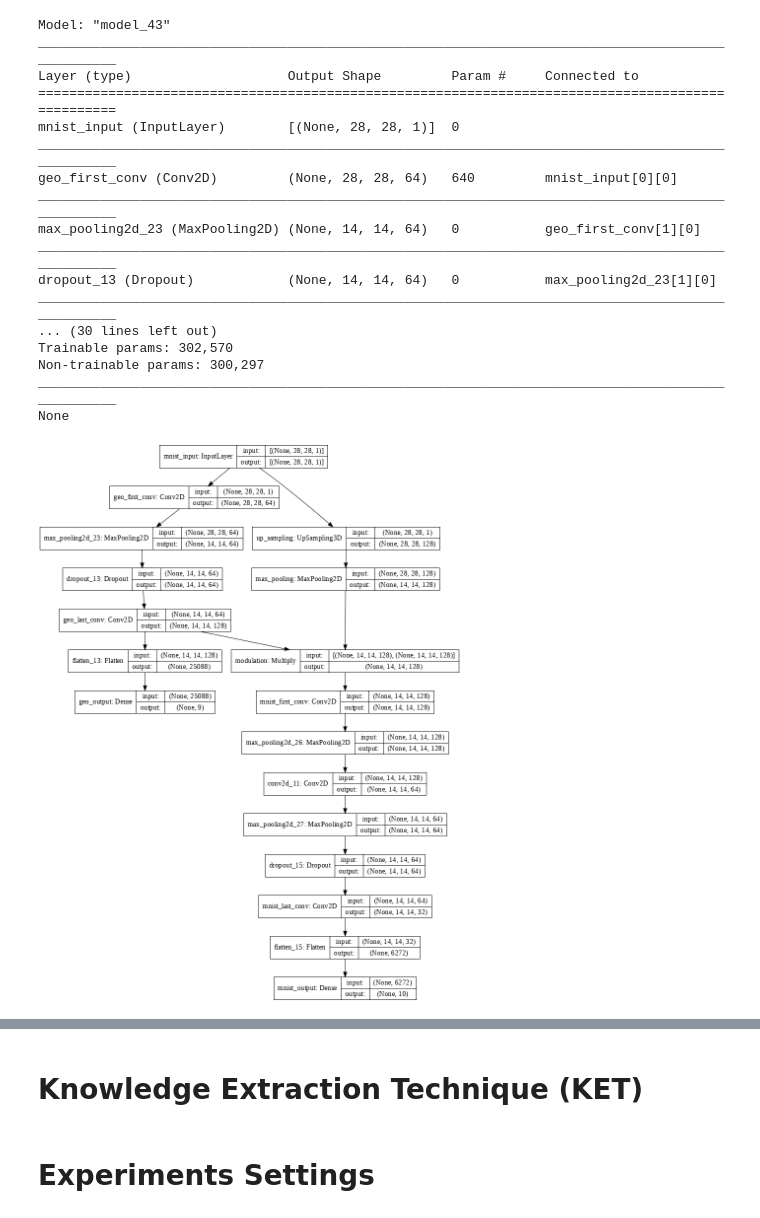
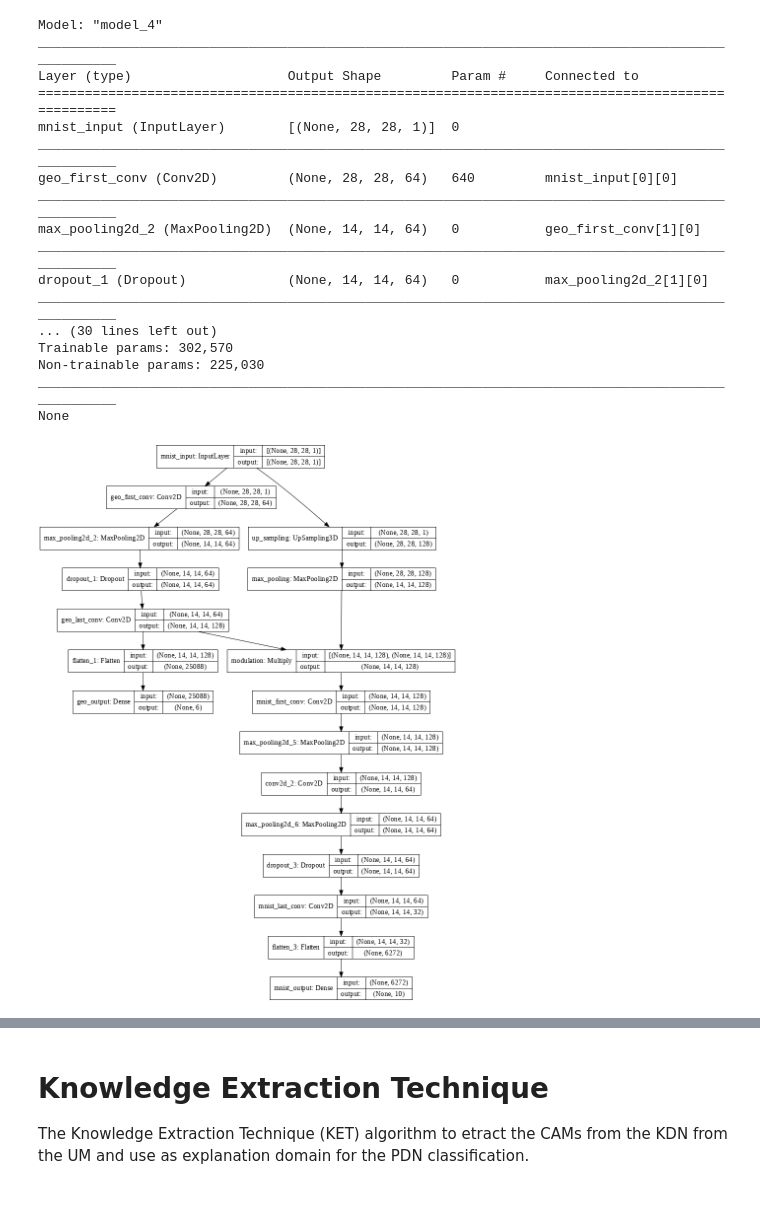
Before and after one commit to fsilvestrim/thesis, a Jupyter notebook: Geo_Cam.ipynb, the cells around one changed output, grey strips where cells are left out. Drawn from its saved outputs; the diff is of its cells as text; code cells hidden in the pictures.

```diff
--- a/Geo_Cam.ipynb
+++ b/Geo_Cam.ipynb
@@ -794,0 +384,14 @@ Training took: 48.54 seconds
+# %%
+def download_file(name, filepath):
+  """Util method to download a dataset as Keras dot model from the web
+    """
+  return tf.keras.utils.get_file(name, filepath)
+# %%
+def load_npz_dataset(path):
+  """Util method to load a dataset as Keras dot model
+    """
+  with np.load(path, allow_pickle=True) as f:
+    x_train, y_train = f['x_train'], f['y_train']
+    x_test, y_test = f['x_test'], f['y_test']
+
+    return (x_train, y_train), (x_test, y_test)
@@ -802,5 +802,5 @@ show_prediction(image, label, prediction)
 # %%
-skip_variations = True
+# loading models
 mnist_model_copy = copy_model(model_mnist, True)
 mnist_model_layers = get_cam_layers(mnist_model_copy)
 
@@ -811,7 +811,8 @@ mnist1_last, mnist2_last, geo1_last, geo2_last, last = None, None, None, None, N
 input = mnist_model_copy.input
 
 geo_last = input
-# GEO - 1
+
+# reinforced input
 for layer in get_cam_layers(geo_model_copy)[0]:
   layer.trainable = False
   geo_last = layer(geo_last)
@@ -820,7 +821,7 @@ last = layers.UpSampling3D(size=(1, 1, 128), input_shape=(29, 28, 1), trainable=
 last = layers.MaxPooling2D(pool_size=(2, 2), strides=(2,2), trainable=False, name="max_pooling")(last)
 last = layers.Multiply(trainable=False, name="modulation")([last, geo_last])
 
-# MNIST - 1
+# PDN
 mnist_first_cnn = last = layers.Conv2D(filters=128, kernel_size=(3, 3), padding="same", activation="relu", name="mnist_first_conv")(last)
 last = layers.MaxPooling2D(pool_size=(2, 2), strides=(1,1), padding='same')(last)
 last = layers.Conv2D(filters=64, kernel_size=(3, 3), padding="same", activation="relu")(last)
@@ -828,53 +829,54 @@ last = layers.MaxPooling2D(pool_size=(2, 2), strides=(1,1), padding='same')(last
 last = layers.Dropout(0.5)(last)
 last = layers.Conv2D(filters=32, kernel_size=(3, 3), padding="same", activation="relu", name="mnist_last_conv")(last)
 
-# MNIST - 2
+# dense layer
 last = layers.Flatten()(last)
 mnist2_last = layers.Dense(mnist_num_classes, activation="softmax", name="mnist_output")(last)
 
-# CONNECTION
+# connection
 connection = geo_last
 
-# GEO - 2
+# KDN
 for layer in get_cam_layers(geo_model_copy)[1]:
   layer.trainable = False
   geo2_last = layer(connection) if geo2_last is None else layer(geo2_last)
 
-# MODEL
+# final model
 model_geo_fix_extended = Model(inputs=input, outputs=mnist2_last)
 model_geo_fix_extended_complete = Model(inputs=input, outputs=[geo2_last, mnist2_last])
 
 # display
 print(model_geo_fix_extended_complete.summary())
 display(keras.utils.plot_model(model_geo_fix_extended_complete, show_shapes=True, dpi=72))
 
-# train
+# compile
 opt = keras.optimizers.Adam(learning_rate=0.004)
 model_geo_fix_extended.compile(loss="categorical_crossentropy", optimizer=opt, metrics=["accuracy"])
 
-if not skip_variations:
-  start_time = time.perf_counter()
-  history_geocam3 = model_geo_fix_extended.fit(mnist_train[0], mnist_train[1], batch_size=128, epochs=15, validation_split=0.2)
-  print("Training took: %.2f seconds" % (time.perf_counter() - start_time))
+# train
+start_time = time.perf_counter()
+history_geocam3 = model_geo_fix_extended.fit(mnist_train[0], mnist_train[1], batch_size=128, epochs=15, validation_split=0.2)
+print("Training took: %.2f seconds" % (time.perf_counter() - start_time))
 
-  score_geocam2 = model_geo_fix_extended.evaluate(mnist_test[0], mnist_test[1], verbose=0)
-  plot_model_score(score_geocam2, history_geocam3.history)
+# evaluate
+score_geocam2 = model_geo_fix_extended.evaluate(mnist_test[0], mnist_test[1], verbose=0)
+plot_model_score(score_geocam2, history_geocam3.history)
 # %% [output]
-Model: "model_43"
+Model: "model_4"
 __________________________________________________________________________________________________
 Layer (type)                    Output Shape         Param #     Connected to
 ==================================================================================================
 mnist_input (InputLayer)        [(None, 28, 28, 1)]  0
 __________________________________________________________________________________________________
 geo_first_conv (Conv2D)         (None, 28, 28, 64)   640         mnist_input[0][0]
 __________________________________________________________________________________________________
-max_pooling2d_23 (MaxPooling2D) (None, 14, 14, 64)   0           geo_first_conv[1][0]
+max_pooling2d_2 (MaxPooling2D)  (None, 14, 14, 64)   0           geo_first_conv[1][0]
 __________________________________________________________________________________________________
-dropout_13 (Dropout)            (None, 14, 14, 64)   0           max_pooling2d_23[1][0]
+dropout_1 (Dropout)             (None, 14, 14, 64)   0           max_pooling2d_2[1][0]
 __________________________________________________________________________________________________
 ... (30 lines left out)
 Trainable params: 302,570
-Non-trainable params: 300,297
+Non-trainable params: 225,030
 __________________________________________________________________________________________________
 None
-[figure, old version]
+[figure, new version]
@@ -881,5 +901,8 @@ None
-# %% [markdown]
-# Knowledge Extraction Technique (KET)
+# %% [markdown]
+# Knowledge Extraction Technique
+<a name="ket"/>
+
+The Knowledge Extraction Technique (KET) algorithm to etract the CAMs from the KDN from the UM and use as explanation domain for the PDN classification.
 # %%
 def get_experiment_cam_predictions(test_image, kdn, pdn,
                                    use_mask=False,
@@ -964,5 +989,3 @@ def get_experiment_cam_predictions_short(test_image, settings):
                                               use_mask=settings['use_mask'],
                                               threshold=settings['threshold'],
                                               shape=settings['shape'])
-# %% [markdown]
-# Experiments Settings
```
Also changed, not shown: parts of 129 cells of this notebook.
